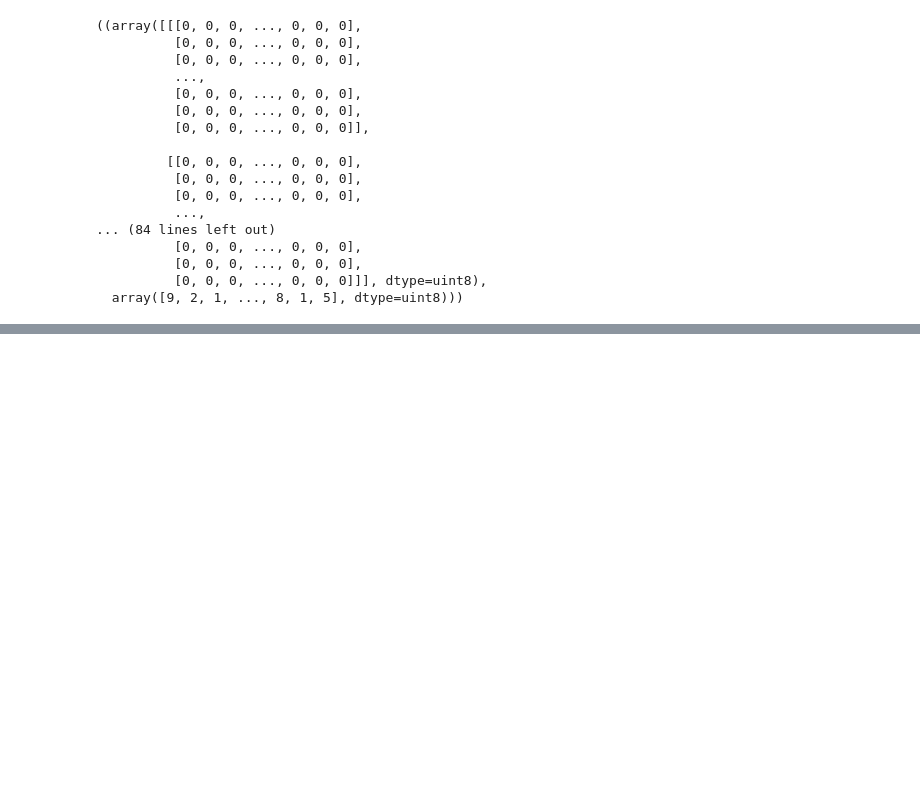
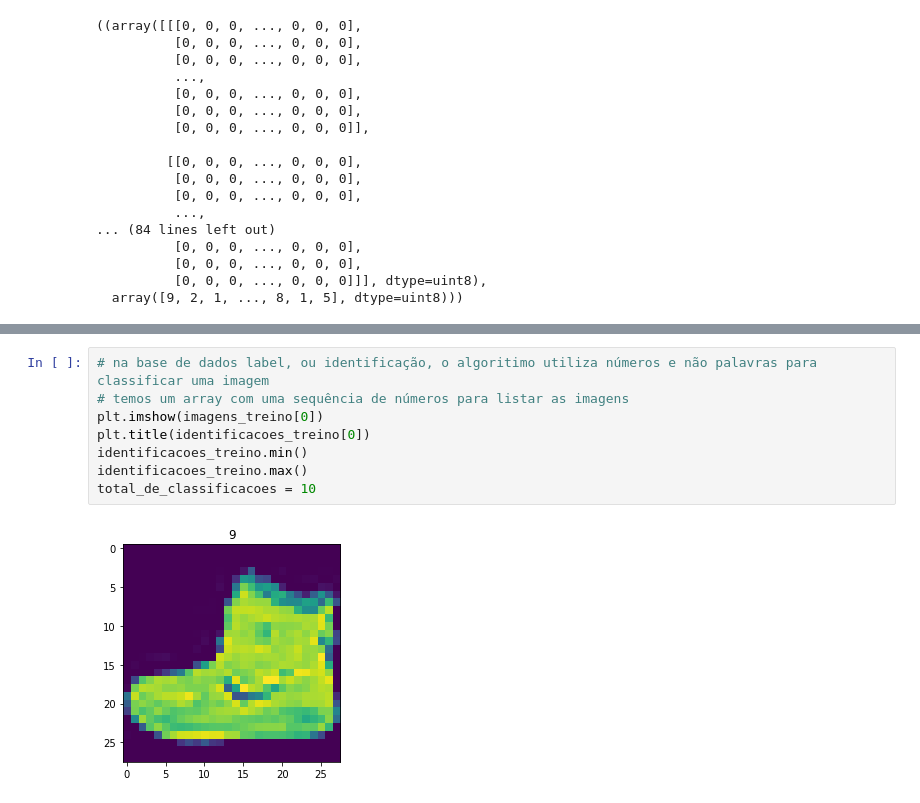
Before and after one commit to Renato-Ribeiroo/Cursos-Python, a Jupyter notebook: Curso Machine Learning Avançada/Deep Learning parte 1 Keras/Classificação_roupas.ipynb, the cells around one changed output, grey strips where cells are left out. Cells and saved outputs as stored; diff of their text form; blank space fills up the shorter version.

Commit message:
algoritimo deep learning

```diff
--- a/Curso Machine Learning Avançada/Deep Learning parte 1 Keras/Classificação_roupas.ipynb
+++ b/Curso Machine Learning Avançada/Deep Learning parte 1 Keras/Classificação_roupas.ipynb
@@ -84,0 +84,10 @@ plt.imshow(imagens_treino[0])
+# %%
+# na base de dados label, ou identificação, o algoritimo utiliza números e não palavras para classificar uma imagem
+# temos um array com uma sequência de números para listar as imagens
+plt.imshow(imagens_treino[0])
+plt.title(identificacoes_treino[0])
+identificacoes_treino.min()
+identificacoes_treino.max()
+total_de_classificacoes = 10
+# %% [output]
+[figure, added]
```
Also changed, not shown: parts of 15 cells of this notebook.
